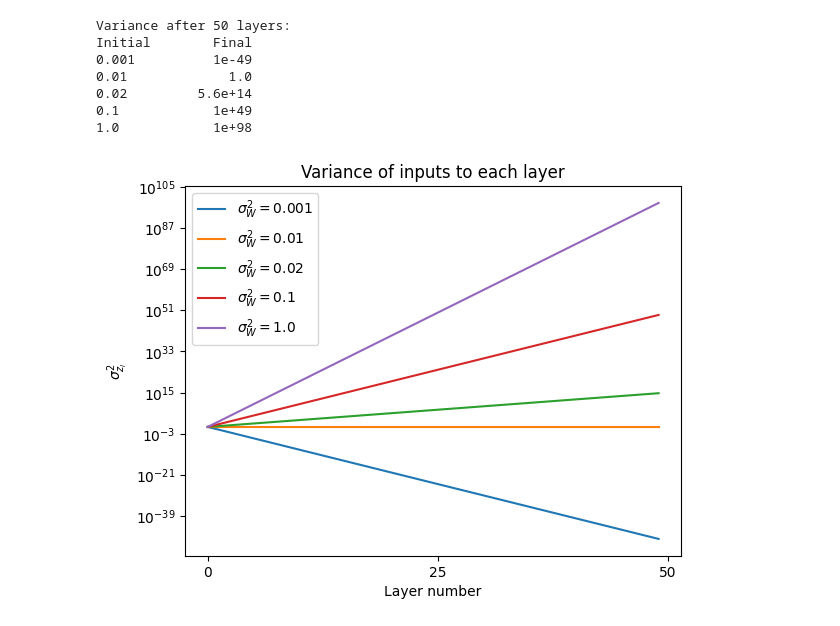
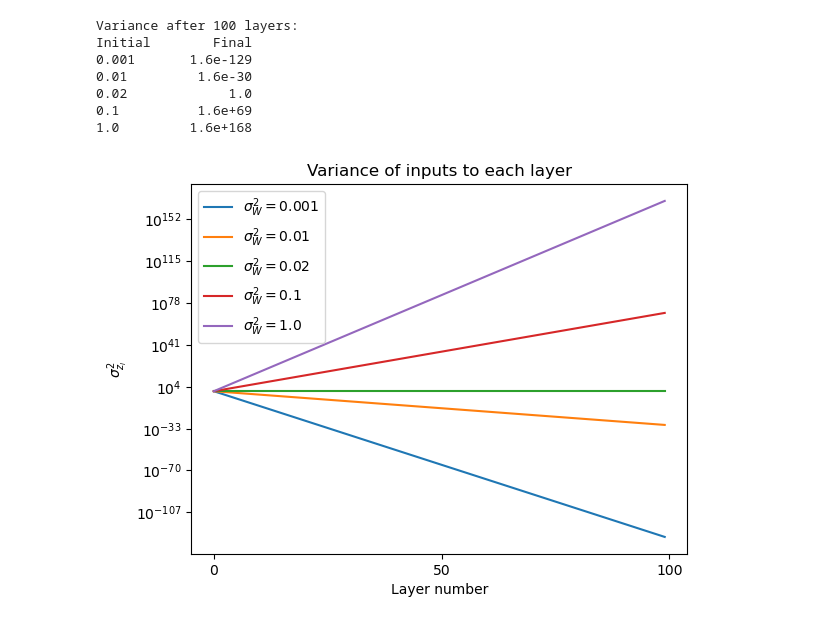
Before and after one commit to fyap898/w25, a Jupyter notebook: lectures/05-modern-nns/05_figs.ipynb, the cells around one changed output. Drawn from its saved outputs; the diff is of its cells as text; code cells hidden in the pictures.

```diff
--- a/lectures/05-modern-nns/05_figs.ipynb
+++ b/lectures/05-modern-nns/05_figs.ipynb
@@ -4,32 +27,32 @@ import matplotlib.pyplot as plt
 # %%
 # hyperparameters to play with
-n_layers = 50
+n_layers = 100
 n_neurons_per_layer = 100
 W_vars = np.array([0.001, 0.01, 0.02, 0.1, 1])
 
 var_layer = np.zeros((n_layers, len(W_vars)))
 var_layer[0, :] = 1
 for l in range(1, n_layers):
-    var_layer[l, :] = var_layer[l-1, :] * n_neurons_per_layer * W_vars
+    var_layer[l, :] = var_layer[l-1, :] * n_neurons_per_layer * W_vars / 2
 
 plt.plot(range(n_layers), var_layer, label=[f"$\sigma^2_W = {v}$" for v in W_vars])
 plt.yscale("log")
 plt.xticks([0, n_layers / 2, n_layers])
 plt.xlabel("Layer number")
 plt.legend()
 plt.ylabel(r"$\sigma^2_{z_l}$")
 plt.title("Variance of inputs to each layer")
 
 print(f"Variance after {n_layers} layers:")
 print(f"Initial        Final")
 for v in range(len(W_vars)):
     print(f"{W_vars[v]:<5}{var_layer[-1, v]:>15.2}")
 # %% [output]
-Variance after 50 layers:
+Variance after 100 layers:
 Initial        Final
-0.001          1e-49
-0.01             1.0
-0.02         5.6e+14
-0.1            1e+49
-1.0            1e+98
+0.001       1.6e-129
+0.01         1.6e-30
+0.02             1.0
+0.1          1.6e+69
+1.0         1.6e+168
-[figure, old version]
+[figure, new version]
```
Also changed, not shown: parts of 2 cells of this notebook.
